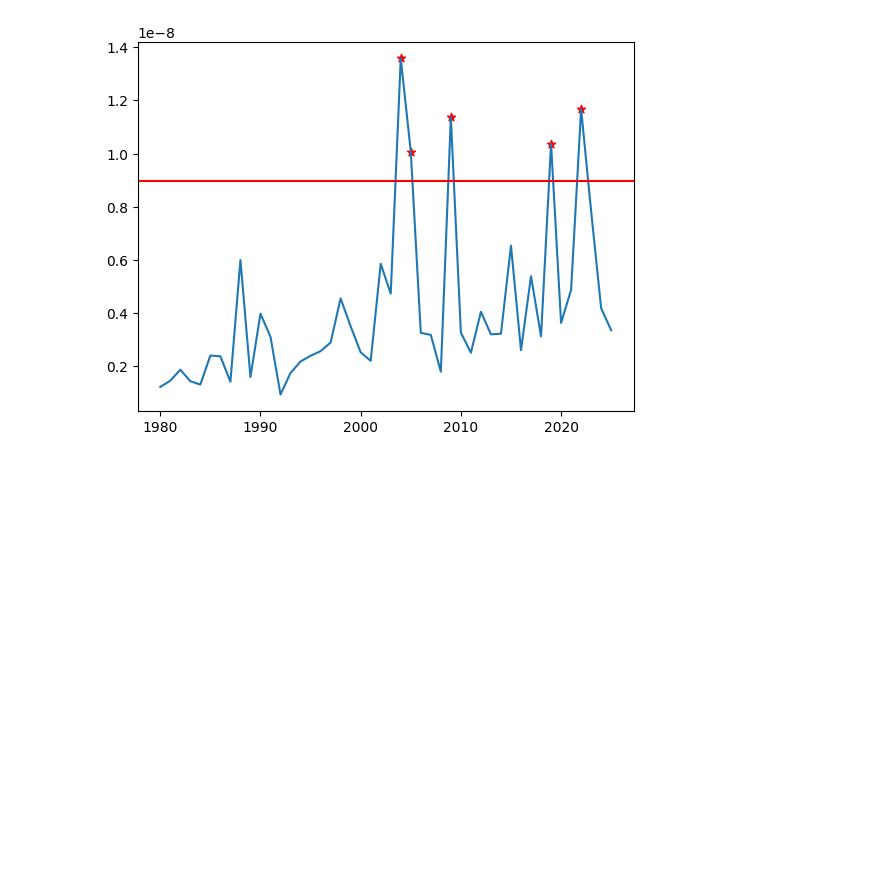
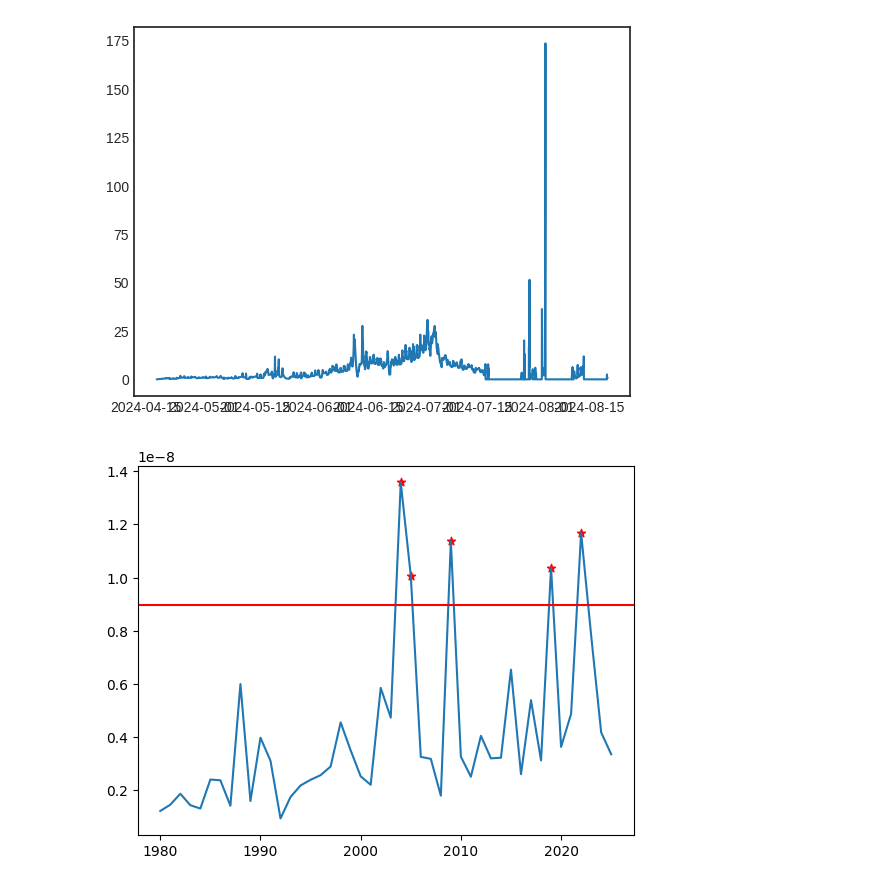
Before and after one commit to clairevwilson/PEBSI, a Jupyter notebook: ddf_proj.ipynb, the cells around one changed output. Drawn from its saved outputs; the diff is of its cells as text; code cells hidden in the pictures; blank space fills up the shorter version.

Commit message:
added albedo comparison, exploring black carbon/albedo stuff

```diff
--- a/ddf_proj.ipynb
+++ b/ddf_proj.ipynb
@@ -8,6 +8,19 @@ base_fp = '/trace/group/rounce/cvwilson/Output/'
 home_fp = '/trace/home/cvwilson/research/'
 colors = ['#63c4c7','#fcc02e','#4D559C','#60C252','#BF1F6A',
               '#F77808','#298282','#999999','#FF89B0','#427801']
+# %%
+from pebsi.processing.plotting_fxns import *
+ds = xr.open_dataset('/trace/group/rounce/cvwilson/Output/08_02_B_0/grid_08_02_set67_run0_0.nc')
+# dates = pd.date_range(ds.time.values[0], ds.time.values[-1])
+# visualize_layers(ds, dates, ['layergrainsize'])
+
+df = pd.read_csv('../climate_data/AWS/Processed/gulkana/gulkana2024_walbedo.csv',parse_dates=True, index_col=0)
+albedo_meas = df['albedo'].resample('d').mean()
+plt.plot(ds.time.values, ds.layerBC.isel(layer=0).values)
+# plt.plot(albedo_meas.index, albedo_meas.values)
+plt.show()
+# %% [output]
+[figure, added]
 # %%
 def compute_ddf(ds, time_res = '1D'):
     """
```
Also changed, not shown: parts of 1 cell of this notebook, 1 other file.
